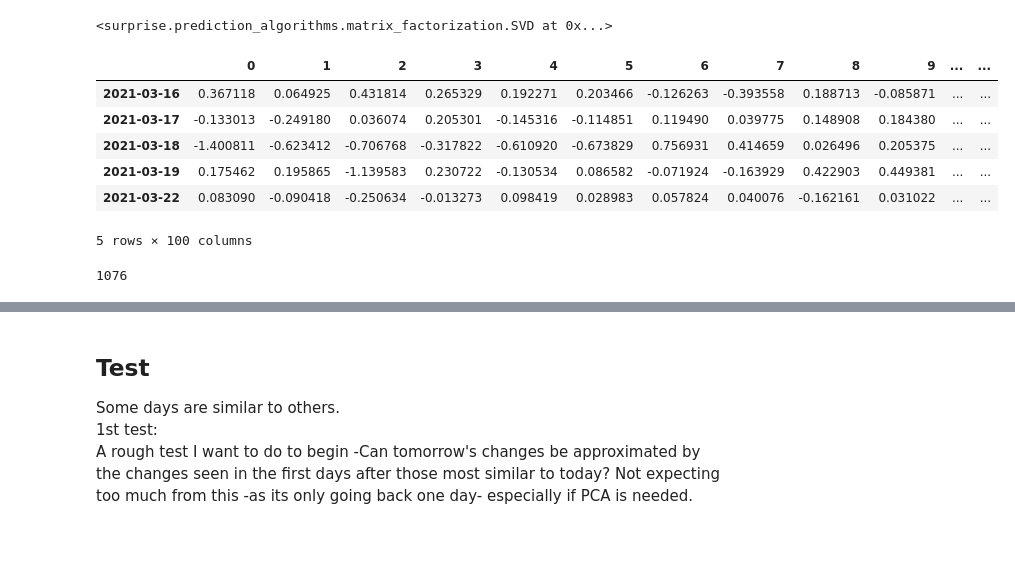
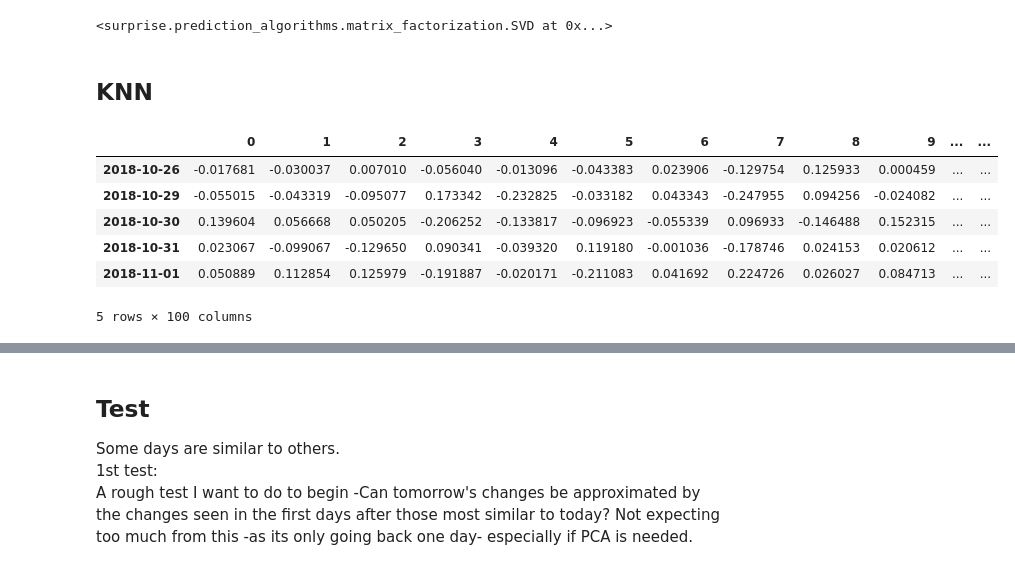
Before and after one commit to Maltanno/Capstone_project, a Jupyter notebook: Modelling.ipynb, the cells around one changed output, grey strips where cells are left out. Cells and saved outputs as stored; diff of their text form; code cells hidden in the pictures; blank space fills up the shorter version.

Commit message:
Models run with comparison

```diff
--- a/Modelling.ipynb
+++ b/Modelling.ipynb
@@ -404,25 +289,20 @@ test_algo = SVD()
 test_algo.fit(train)
 # %% [output]
 <surprise.prediction_algorithms.matrix_factorization.SVD at 0x...>
+# %% [markdown]
+## KNN
+# %%
+load = dump.load('models/svd/change_svd.p')
+svd = load[1]
 # %%
-days_df = pd.DataFrame(test_algo.pu)
-days_df.index = test_df_train.index
+days_df = pd.DataFrame(svd.pu)
+days_df.index = df.loc['2004-11-01':'2018-11-01'].index
 days_df.tail()
 # %% [output]
 |  | 0 | 1 | 2 | 3 | 4 | 5 | 6 | 7 | 8 | 9 | ... | ... |
-| 2021-03-16 | 0.367118 | 0.064925 | 0.431814 | 0.265329 | 0.192271 | 0.203466 | -0.126263 | -0.393558 | 0.188713 | -0.085871 | ... | ... |
-| 2021-03-17 | -0.133013 | -0.249180 | 0.036074 | 0.205301 | -0.145316 | -0.114851 | 0.119490 | 0.039775 | 0.148908 | 0.184380 | ... | ... |
-| 2021-03-18 | -1.400811 | -0.623412 | -0.706768 | -0.317822 | -0.610920 | -0.673829 | 0.756931 | 0.414659 | 0.026496 | 0.205375 | ... | ... |
-| 2021-03-19 | 0.175462 | 0.195865 | -1.139583 | 0.230722 | -0.130534 | 0.086582 | -0.071924 | -0.163929 | 0.422903 | 0.449381 | ... | ... |
-| 2021-03-22 | 0.083090 | -0.090418 | -0.250634 | -0.013273 | 0.098419 | 0.028983 | 0.057824 | 0.040076 | -0.162161 | 0.031022 | ... | ... |
+| 2018-10-26 | -0.017681 | -0.030037 | 0.007010 | -0.056040 | -0.013096 | -0.043383 | 0.023906 | -0.129754 | 0.125933 | 0.000459 | ... | ... |
+| 2018-10-29 | -0.055015 | -0.043319 | -0.095077 | 0.173342 | -0.232825 | -0.033182 | 0.043343 | -0.247955 | 0.094256 | -0.024082 | ... | ... |
+| 2018-10-30 | 0.139604 | 0.056668 | 0.050205 | -0.206252 | -0.133817 | -0.096923 | -0.055339 | 0.096933 | -0.146488 | 0.152315 | ... | ... |
+| 2018-10-31 | 0.023067 | -0.099067 | -0.129650 | 0.090341 | -0.039320 | 0.119180 | -0.001036 | -0.178746 | 0.024153 | 0.020612 | ... | ... |
+| 2018-11-01 | 0.050889 | 0.112854 | 0.125979 | -0.191887 | -0.020171 | -0.211083 | 0.041692 | 0.224726 | 0.026027 | 0.084713 | ... | ... |
 5 rows × 100 columns
-# %%
-test_dates_prev = []
-for date in test_df_test.index:
-    while date not in days_df.index:
-        date = str(np.datetime64(date)-1)
-    test_dates_prev.append(date)
-
-len(test_dates_prev)
-# %% [output]
-1076
```
Also changed, not shown: parts of 94 cells of this notebook, 3 other files.
